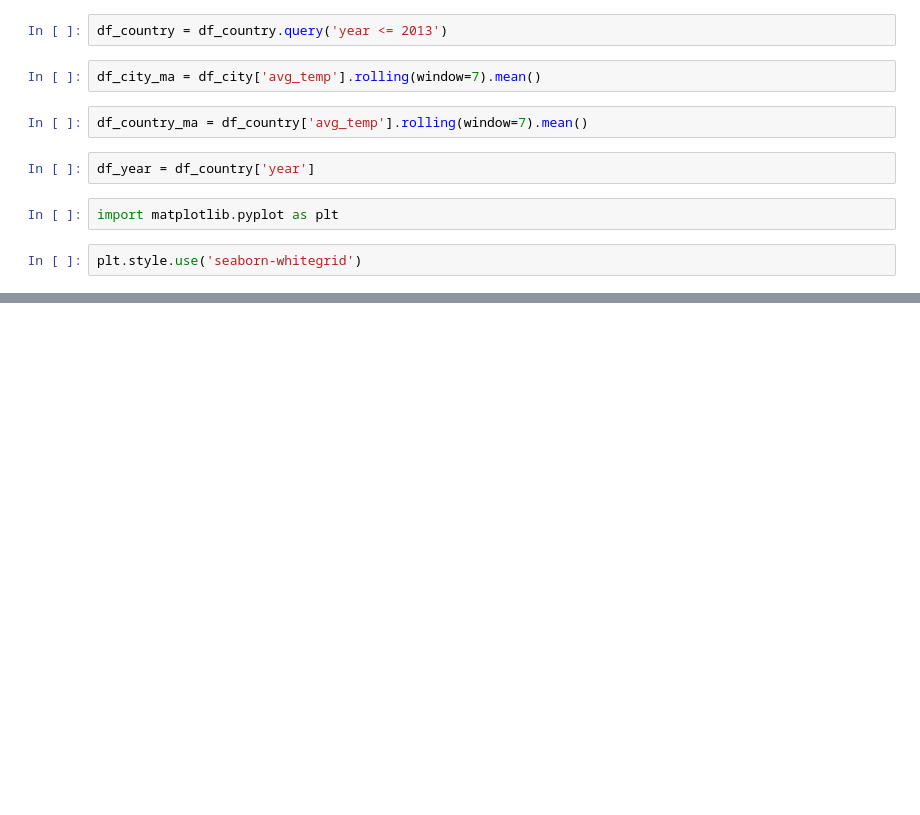
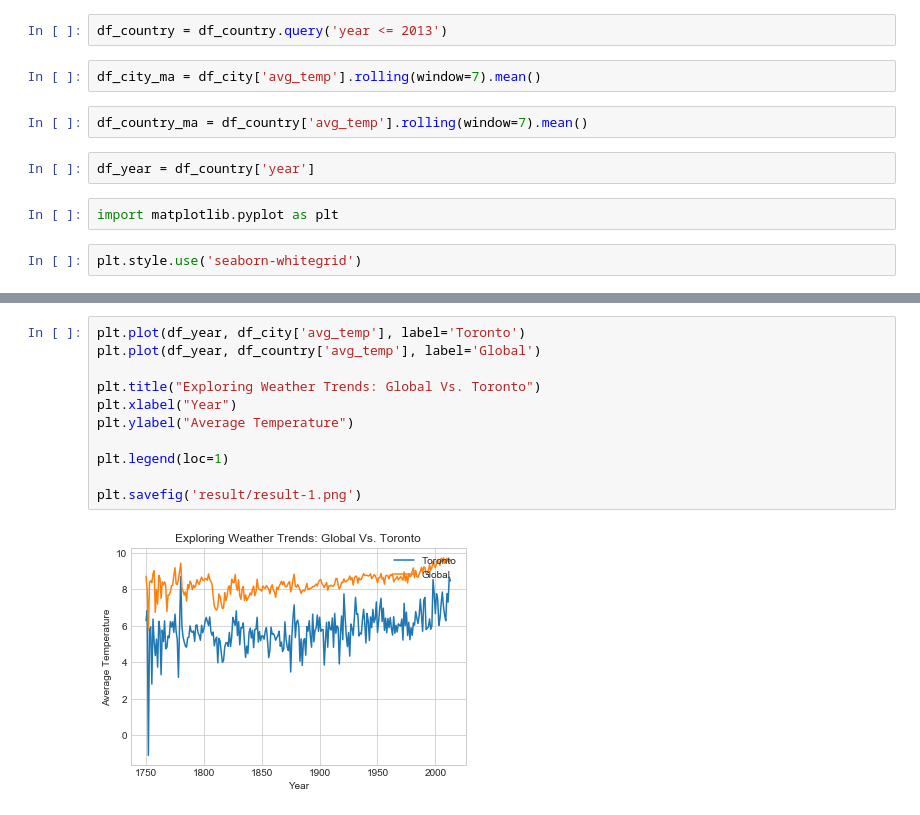
Before and after one commit to francesyu90/DANB, a Jupyter notebook: EWT/EWT.ipynb, the cells around one changed output, grey strips where cells are left out. Cells and saved outputs as stored; diff of their text form; blank space fills up the shorter version.

```diff
--- a/EWT/EWT.ipynb
+++ b/EWT/EWT.ipynb
@@ -37,0 +86,13 @@ plt.savefig('result/result.png')
+# %%
+plt.plot(df_year, df_city['avg_temp'], label='Toronto')
+plt.plot(df_year, df_country['avg_temp'], label='Global')
+
+plt.title("Exploring Weather Trends: Global Vs. Toronto")
+plt.xlabel("Year")
+plt.ylabel("Average Temperature")
+
+plt.legend(loc=1)
+
+plt.savefig('result/result-1.png')
+# %% [output]
+[figure, added]
```
Also changed, not shown: parts of 9 cells of this notebook, 1 other file.
